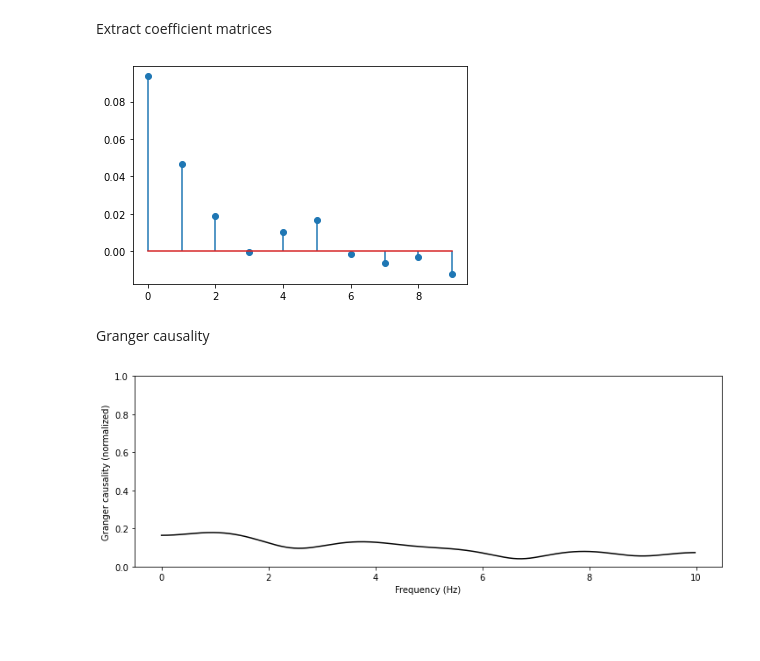
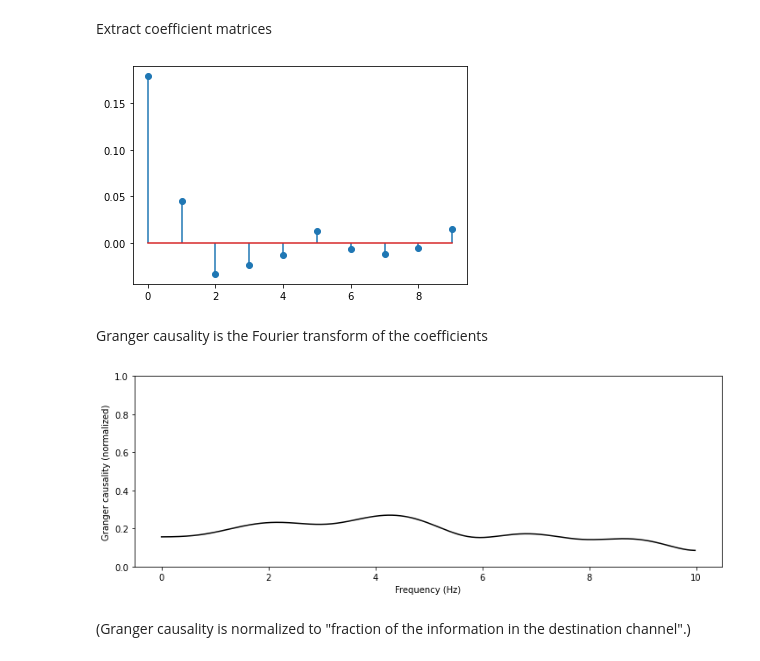
Before and after one commit to maxcollard/mvar-demo, a Jupyter notebook: mvar-lorenz.ipynb, the cells around one changed output. Drawn from its saved outputs; the diff is of its cells as text; code cells hidden in the pictures; blank space fills up the shorter version.

```diff
--- a/mvar-lorenz.ipynb
+++ b/mvar-lorenz.ipynb
@@ -104,15 +130,15 @@ for to_channel in range( n_channels_observed ):
             cur_param += 1
 # %%
 to_channel = 0
-from_channel = 1
+from_channel = 3
 
 cur_coefs = coefs[to_channel, from_channel, :]
 plt.stem( cur_coefs )
 plt.show()
 # %% [output]
-[figure, old version]
+[figure, new version]
-# %% [markdown]
-Granger causality
+# %% [markdown]
+Granger causality is the Fourier transform of the coefficients
 # %%
 import scipy.signal as sig
 cur_coefs_fourier_f, cur_coefs_fourier = sig.freqz( cur_coefs, fs = fs )
@@ -124,4 +150,6 @@ plt.xlabel( 'Frequency (Hz)' )
 plt.ylabel( 'Granger causality (normalized)' )
 plt.show()
 # %% [output]
-[figure, old version]
+[figure, new version]
+# %% [markdown]
+(Granger causality is normalized to "fraction of the information in the destination channel".)
```
Also changed, not shown: parts of 16 cells of this notebook.
